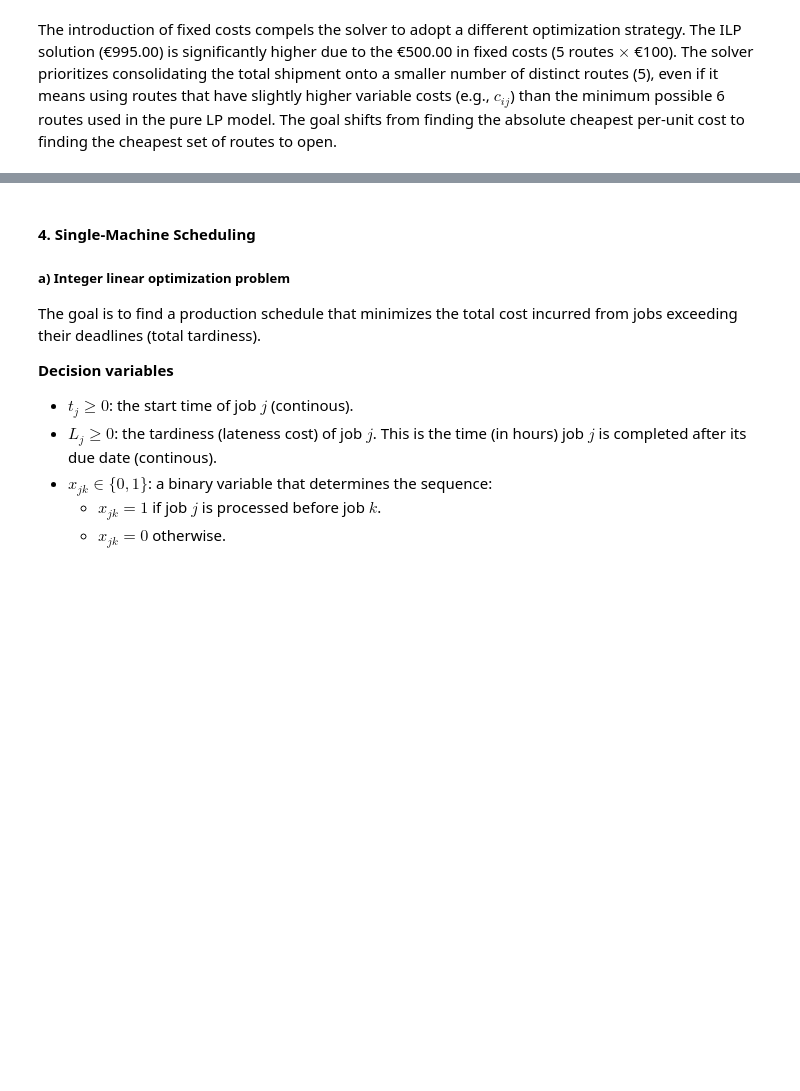
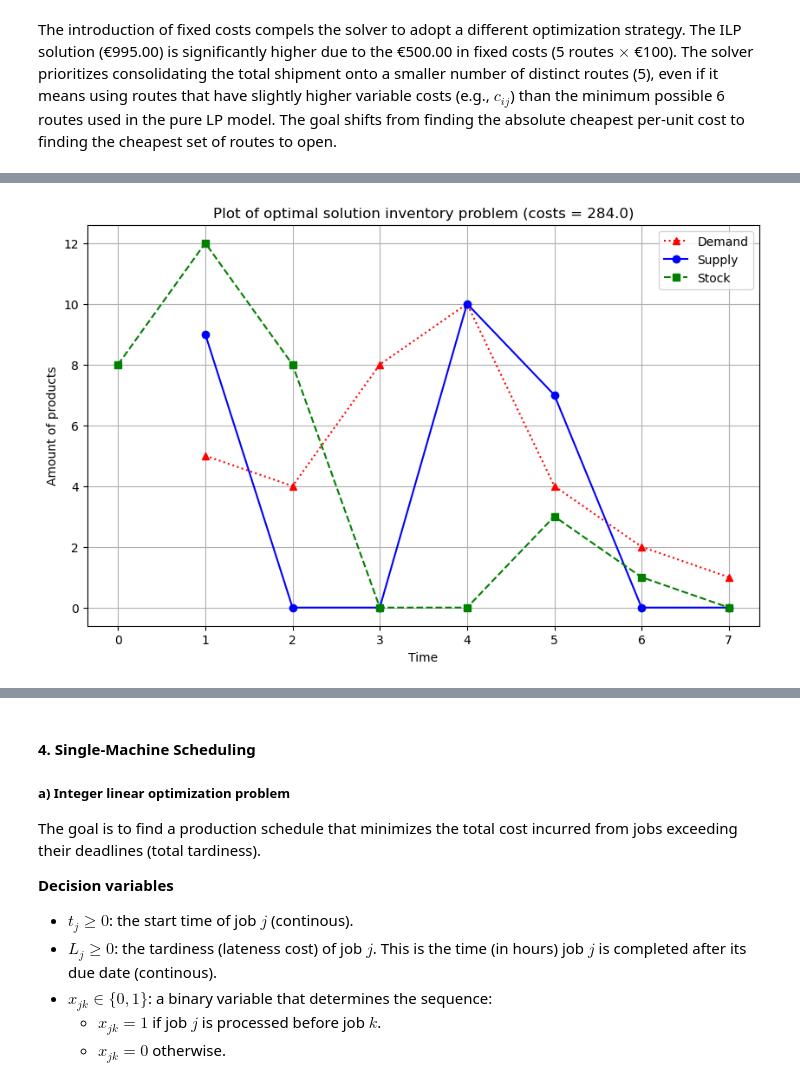
Before and after one commit to Loisjonathas/Computer-assignment-1-Integer-Linear-Programming, a Jupyter notebook: assignment 1.ipynb, the cells around one changed output, grey strips where cells are left out. Drawn from its saved outputs; the diff is of its cells as text; code cells hidden in the pictures; blank space fills up the shorter version.

```diff
--- a/assignment 1.ipynb
+++ b/assignment 1.ipynb
@@ -76,17 +392,30 @@ Next we formulate the objective function and add the supply and demand constrain
 # Objective function: minimize total cost (Z = sum(c_ij * x_ij))
 model += pulp.lpSum(costs [i][j] * x[(i, j)] for i in Sources for j in Destinations), "Total_Transportation_Cost"
 
-# Supply constraints (total flow out of Source i <= Supply A_i)
+# Constraints
 for i in Sources:
     model += pulp.lpSum(x[(i, j)] for j in Destinations) <= supply[i], f"Supply_Constraint_{i}"
-
-# Demand constraints (Total flow into Destination j = Demand V_j)
 for j in Destinations:
     model += pulp.lpSum(x[(i, j)] for i in Sources) == demand[j], f"Demand_Constraint_{j}"
+
+pulp.LpSolverDefault.msg = 0
 
 # Solving the problem
 model.solve()
 
 # Checking the status of the solution
 print(f"Solver Status: {pulp.LpStatus[model.status]}")
+
+print("\nOptimal Transportation Plan (Flows > 0):")
+print("{:<10} {:<12} {:<10}".format("Source", "Destination", "Units Sent"))
+print("-" * 35)
+
+for i in Sources:
+    for j in Destinations:
+        amount = value(x[(i, j)])
+        if amount > 0:  # Only show non-zero flows
+            print("{:<10} {:<12} {:<10.0f}".format(i, j, amount))
+
+total_cost = value(model.objective)
+print(f"\nTotal transportation cost: €{total_cost:,.2f}")
 # %% [output]
@@ -256,0 +580,80 @@ The introduction of fixed costs compels the solver to adopt a different optimiza
+# %%
+# problem data - basic inventory optimization
+initial_stock = 8  # s_0, starting with 8 units already
+demands = [None, 5, 4, 8, 10, 4, 2, 1]  # demands[t] = d_t for each period
+holding_costs = [None, 1, 1, 1, 1, 1, 1, 1]  # holding_costs[t] = h_t (cost per unit held)
+order_costs = [None, 10, 13, 13, 10, 10, 13, 13]  # order_costs[t] = c_t (cost per unit ordered)
+max_periods = len(demands) - 1  # total number of periods (T)
+
+# quick sanity check to make sure all arrays have the right length
+assert len(holding_costs) == max_periods + 1, "lengths should be equal!"
+assert len(order_costs) == max_periods + 1, "lengths should be equal!"
+
+# setting up the optimization model
+# ==================================
+
+# creating the problem - we want to minimize total costs
+ILO_problem = pulp.LpProblem("Inventory_problem", pulp.LpMinimize)
+
+# variables we need to decide: how much to order and how much stock we'll have
+supply = [None] + [pulp.LpVariable(f'x_{t}', cat='Integer', lowBound=0)
+                   for t in range(1, max_periods + 1)]  # supply[t] = x_t
+stock = [initial_stock] + [pulp.LpVariable(f's_{t}', cat='Integer', lowBound=0)
+                           for t in range(1, max_periods + 1)]  # stock[t] = s_t
+
+# our goal: minimize ordering costs + holding costs
+ILO_problem += (pulp.lpDot(order_costs[1:], supply[1:]) +
+                pulp.lpDot(holding_costs[1:], stock[1:])), "total_costs"
+
+# adding constraints for each time period
+for t in range(1, max_periods + 1):
+    # this ensures inventory balance: stock now = stock before - demand + new supply
+    constr_name = f"stock_balance_period_{t}"
+    ILO_problem += stock[t] == stock[t - 1] - demands[t] + supply[t], constr_name
+
+# solving the optimization problem
+# =================================
+
+# running the solver and displaying the model
+print('\nResults for Base Problem:\n')
+ILO_problem.solve(pulp.PULP_CBC_CMD(msg=False))
+print("Status:", pulp.LpStatus[ILO_problem.status])
+
+# showing all the decision variables with their optimal values
+for v in ILO_problem.variables():
+    print(v.name, "=", v.varValue)
+
+# showing the total minimized cost
+total_costs = ILO_problem.objective.value()
+print("Total costs = ", total_costs)
+
+# extracting values for plotting
+supply_values = [None] + [el.value() for el in supply[1:]]
+stock_values = [stock[0]] + [el.value() for el in stock[1:]]
+
+# creating visualization
+# ======================
+
+# setting up the plot
+plt.figure(figsize=(10, 6))
+
+# plotting demand, supply, and stock levels over time
+time_stamps = list(range(max_periods + 1))
+plt.plot(time_stamps, demands, label='Demand', marker='^', linestyle=':',
+         color='red')
+plt.plot(time_stamps, supply_values, label='Supply', marker='o',
+         linestyle='-', color='blue')
+plt.plot(time_stamps, stock_values, label='Stock', marker='s',
+         linestyle='--', color='green')
+
+# adding labels and formatting
+plt.xlabel('Time')
+plt.ylabel('Amount of products')
+plt.title(f'Plot of optimal solution inventory problem (costs = {total_costs})')
+plt.legend()
+plt.xticks(time_stamps)
+
+# displaying the plot
+plt.grid(True)
+plt.show()
+# %% [output]
@@ -256,0 +678 @@ The introduction of fixed costs compels the solver to adopt a different optimiza
+[figure, added]
```
Also changed, not shown: parts of 28 cells of this notebook.
